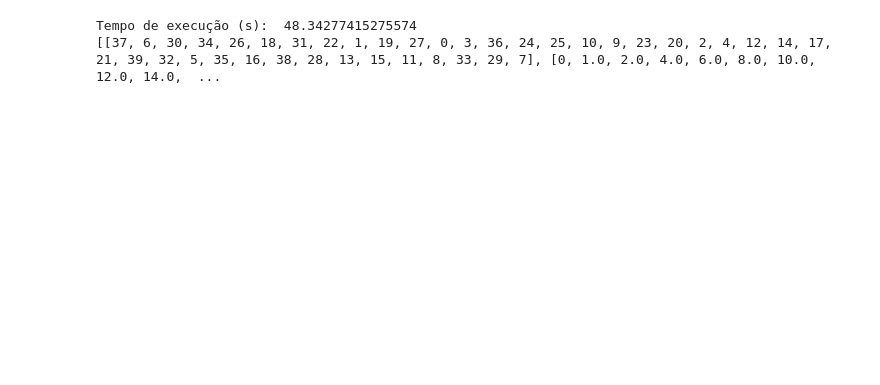
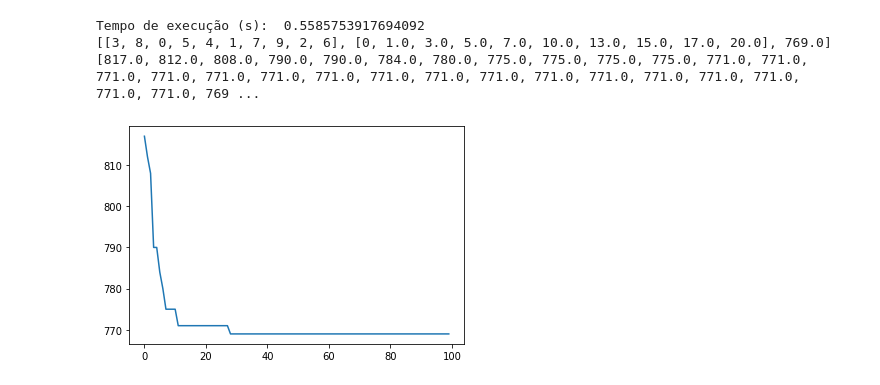
Before and after one commit to julianovale/PO240_Meta_heuristica, a Jupyter notebook: PO240_Atividade02_Priscila_GA_Inteira_NA.ipynb, the cells around one changed output. Drawn from its saved outputs; the diff is of its cells as text; code cells hidden in the pictures; blank space fills up the shorter version.

```diff
--- a/PO240_Atividade02_Priscila_GA_Inteira_NA.ipynb
+++ b/PO240_Atividade02_Priscila_GA_Inteira_NA.ipynb
@@ -136,11 +136,11 @@ def mutacao(filhos, TP, N):
 def main():
   # constantes
   TP = 50   # tamanho da população
-  G = 1000     # número de gerações
+  G = 100     # número de gerações
   seed() #inicia a semente dos número pseudo randômicos
 
   # leitura
-  N, p, w, d = leitura("Instancia40.txt") ### ALTERAR!!!
+  N, p, w, d = leitura("Instancia10.txt") ### ALTERAR!!!
 
   inicio = time.time()  # começa a contar o tempo
 
@@ -154,6 +154,7 @@ def main():
   M = 50
   populacao = calculaFO(decod_xi, p, w, d, M, TP)
 
+  hist_res = []
 
   for g in range(G):
     # seleciona pares de pais aleatoriamente
@@ -176,14 +177,21 @@ def main():
     mista = populacao + filhos
     mistaOrd = sorted(mista, key=lambda x: x[2]) # se maximização reverse = True
     populacao = mistaOrd[:TP]
+    hist_res.append(populacao[0][2])
 
   fim = time.time()
   print("Tempo de execução (s): ", fim - inicio)
 
-  return populacao[0]
+  return populacao[0], hist_res
 # %%
-solucao = main()
+solucao, hist_res = main()
 print(solucao)
+print(hist_res)
 # %% [output]
-Tempo de execução (s):  48.34277415275574
-[[37, 6, 30, 34, 26, 18, 31, 22, 1, 19, 27, 0, 3, 36, 24, 25, 10, 9, 23, 20, 2, 4, 12, 14, 17, 21, 39, 32, 5, 35, 16, 38, 28, 13, 15, 11, 8, 33, 29, 7], [0, 1.0, 2.0, 4.0, 6.0, 8.0, 10.0, 12.0, 14.0,  ...
+Tempo de execução (s):  0.5585753917694092
+[[3, 8, 0, 5, 4, 1, 7, 9, 2, 6], [0, 1.0, 3.0, 5.0, 7.0, 10.0, 13.0, 15.0, 17.0, 20.0], 769.0]
+[817.0, 812.0, 808.0, 790.0, 790.0, 784.0, 780.0, 775.0, 775.0, 775.0, 775.0, 771.0, 771.0, 771.0, 771.0, 771.0, 771.0, 771.0, 771.0, 771.0, 771.0, 771.0, 771.0, 771.0, 771.0, 771.0, 771.0, 771.0, 769 ...
+# %%
+plt.plot(range(len(hist_res)),hist_res);
+# %% [output]
+[figure, added]
```
Also changed, not shown: parts of 7 cells of this notebook.
